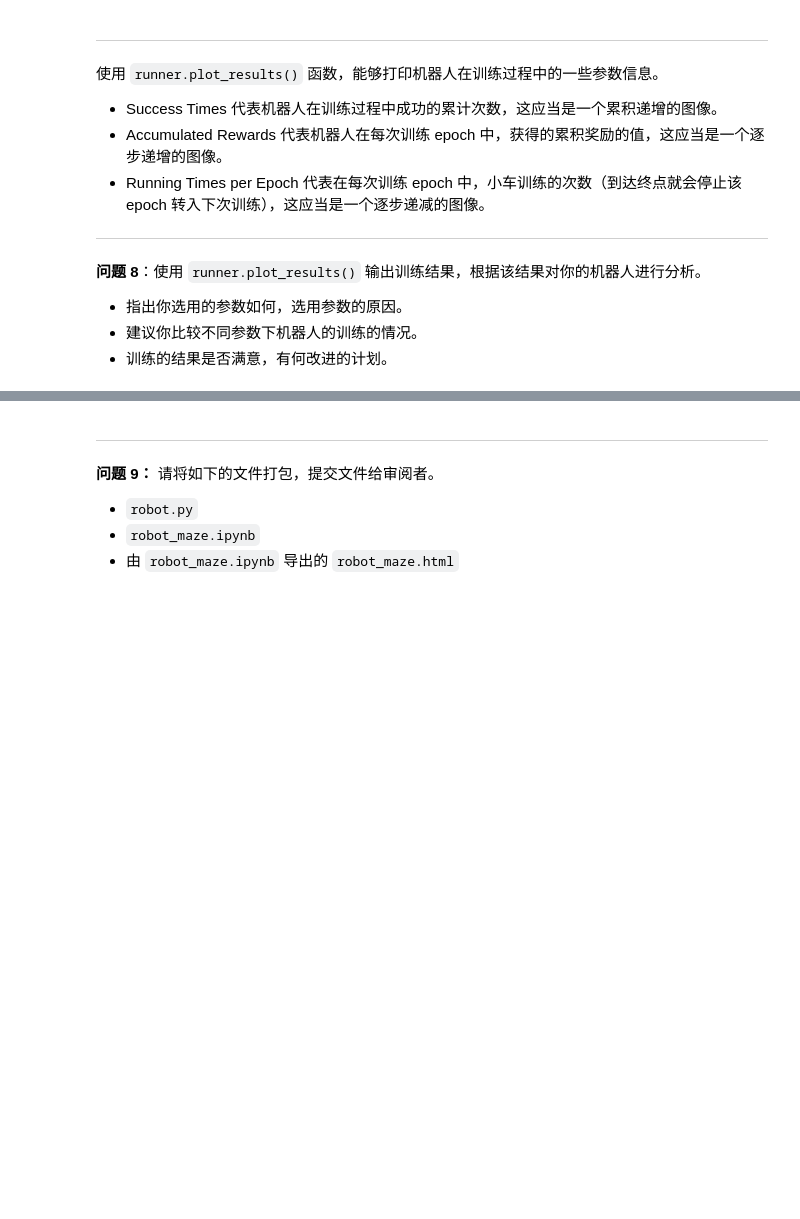
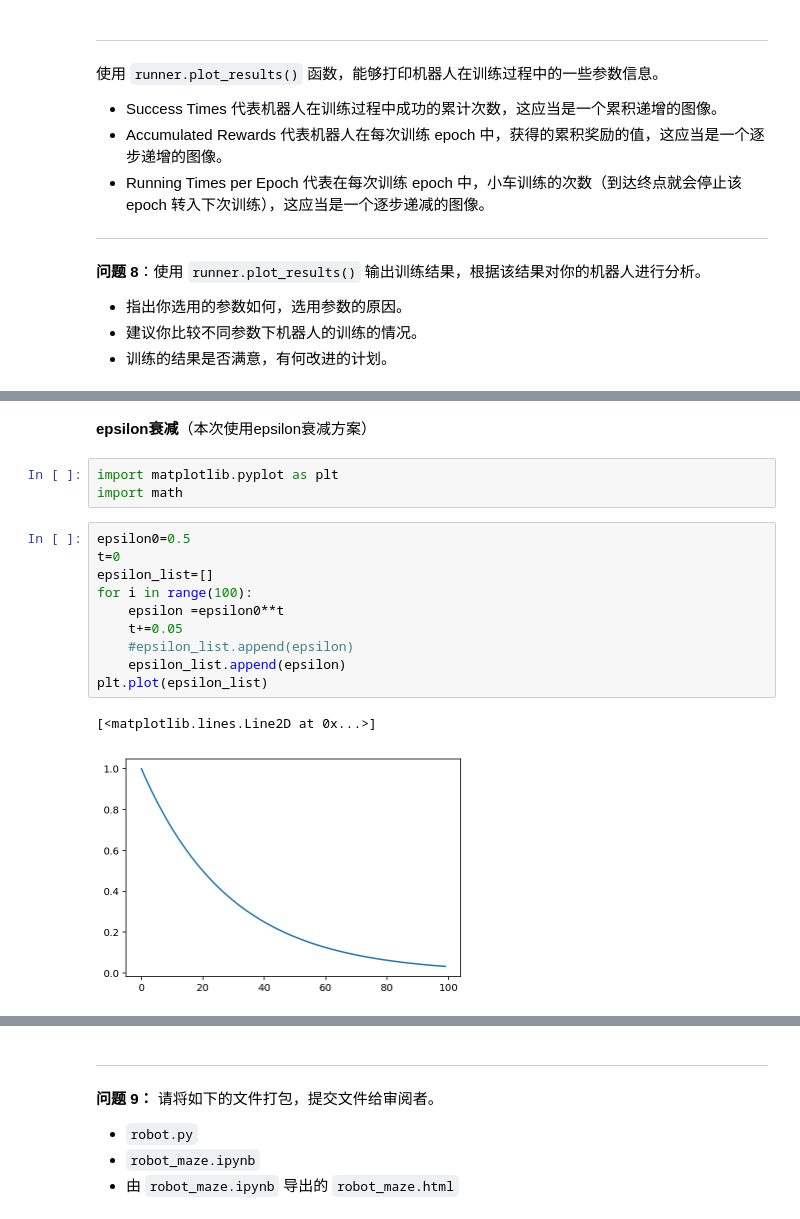
Before and after one commit to JuniYao/robot_maze, a Jupyter notebook: robot_maze.ipynb, the cells around one changed output, grey strips where cells are left out. Drawn from its saved outputs; the diff is of its cells as text; blank space fills up the shorter version.

```diff
--- a/robot_maze.ipynb
+++ b/robot_maze.ipynb
@@ -301,0 +319,18 @@ runner.plot_results()
+# %% [markdown]
+**epsilon衰减**（本次使用epsilon衰减方案）
+# %%
+import matplotlib.pyplot as plt
+import math
+# %%
+epsilon0=0.5
+t=0
+epsilon_list=[]
+for i in range(100):
+    epsilon =epsilon0**t
+    t+=0.05
+    #epsilon_list.append(epsilon)
+    epsilon_list.append(epsilon)
+plt.plot(epsilon_list)
+# %% [output]
+[<matplotlib.lines.Line2D at 0x...>]
+[figure, added]
```
Also changed, not shown: parts of 19 cells of this notebook, 1 other file.
